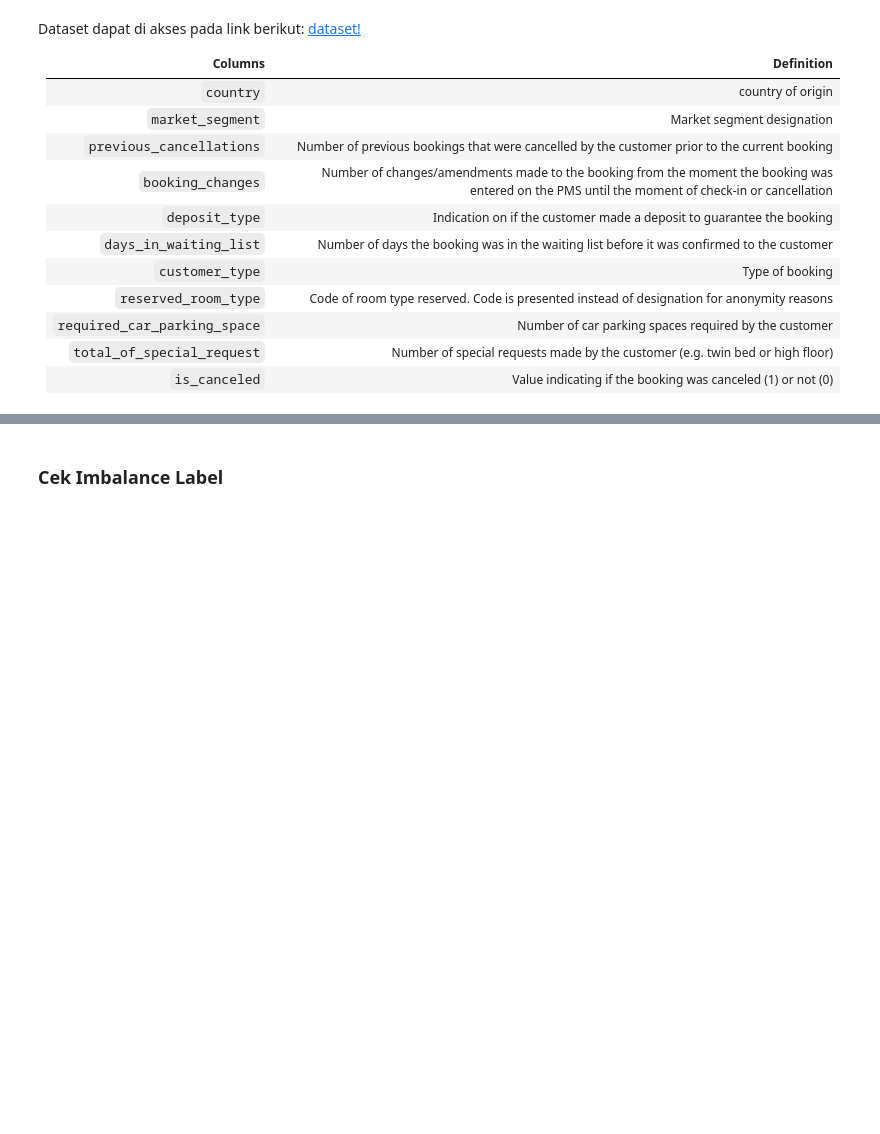
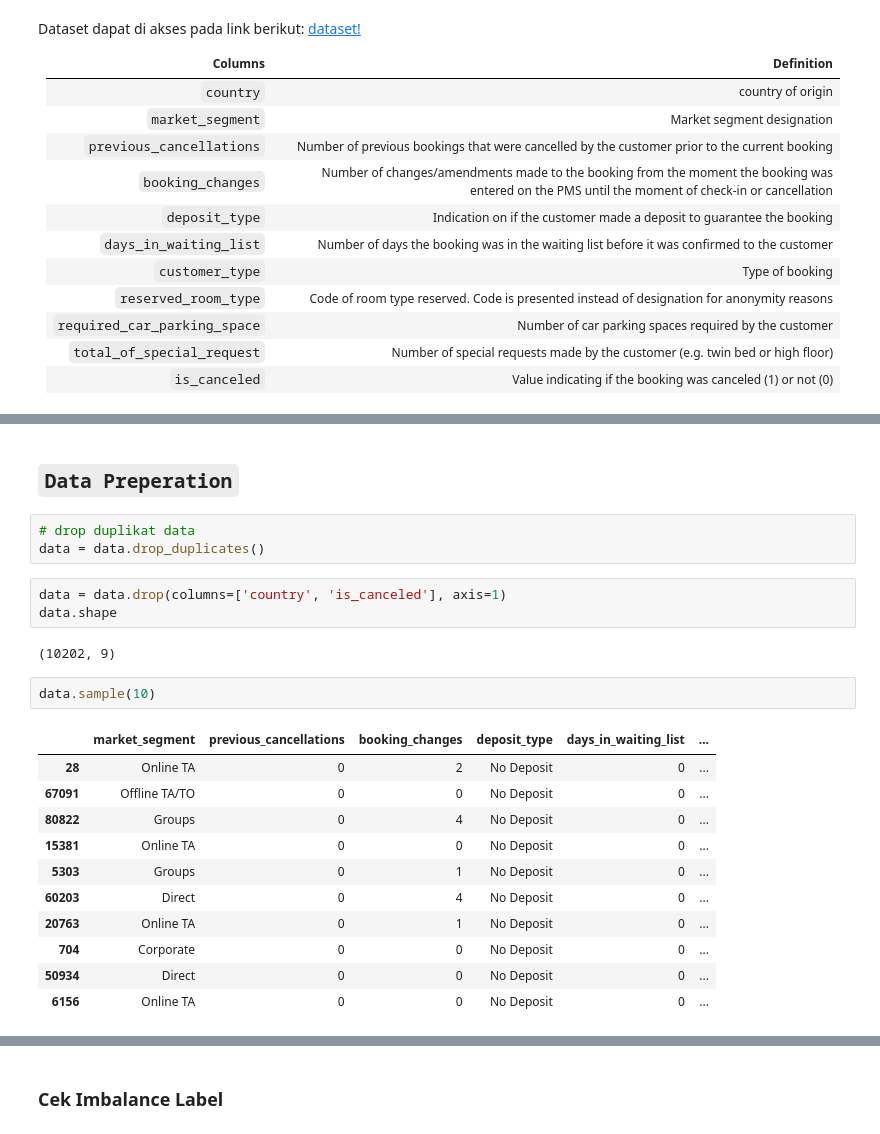
Before and after one commit to fnkhairudin/Hotel-Booking-Demand, a Jupyter notebook: notebooks/1.0-fnk-machine-learning.ipynb, the cells around one changed output, grey strips where cells are left out. Saved outputs shown, nothing was run; the diff lists cells and outputs as text; blank space fills up the shorter version.

```diff
--- a/notebooks/1.0-fnk-machine-learning.ipynb
+++ b/notebooks/1.0-fnk-machine-learning.ipynb
@@ -190,0 +220,24 @@ sns.countplot(data, x='total_of_special_requests');
+# %% [markdown]
+## `Data Preperation`
+# %%
+# drop duplikat data
+data = data.drop_duplicates()
+# %%
+data = data.drop(columns=['country', 'is_canceled'], axis=1)
+data.shape
+# %% [output]
+(10202, 9)
+# %%
+data.sample(10)
+# %% [output]
+|  | market_segment | previous_cancellations | booking_changes | deposit_type | days_in_waiting_list | ... |
+| 28 | Online TA | 0 | 2 | No Deposit | 0 | ... |
+| 67091 | Offline TA/TO | 0 | 0 | No Deposit | 0 | ... |
+| 80822 | Groups | 0 | 4 | No Deposit | 0 | ... |
+| 15381 | Online TA | 0 | 0 | No Deposit | 0 | ... |
+| 5303 | Groups | 0 | 1 | No Deposit | 0 | ... |
+| 60203 | Direct | 0 | 4 | No Deposit | 0 | ... |
+| 20763 | Online TA | 0 | 1 | No Deposit | 0 | ... |
+| 704 | Corporate | 0 | 0 | No Deposit | 0 | ... |
+| 50934 | Direct | 0 | 0 | No Deposit | 0 | ... |
+| 6156 | Online TA | 0 | 0 | No Deposit | 0 | ... |
```
Also changed, not shown: parts of 22 cells of this notebook, 1 other file.
